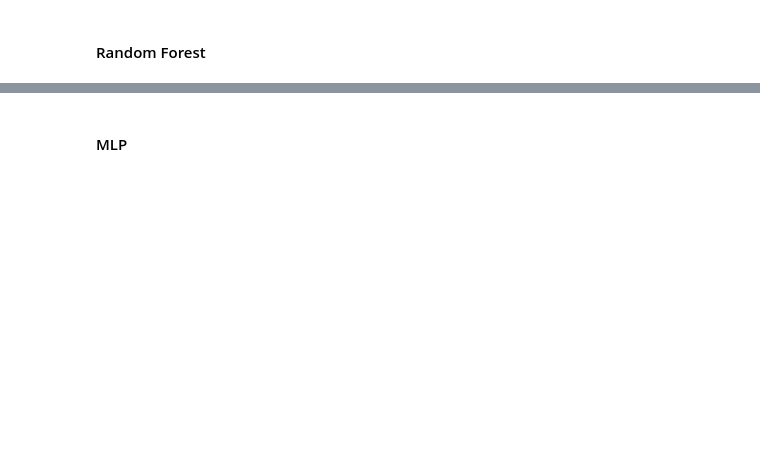
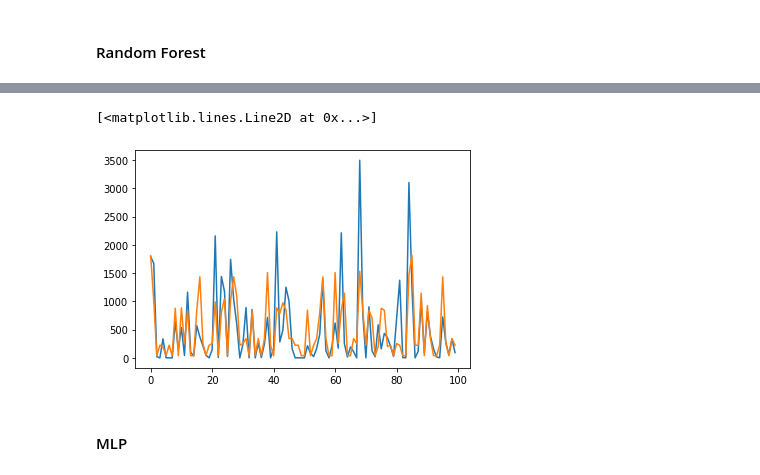
Before and after one commit to YKritet/Decathlon_ML_test, a Jupyter notebook: notebook.ipynb, the cells around one changed output, grey strips where cells are left out. Saved outputs shown, nothing was run; the diff lists cells and outputs as text; code cells hidden in the pictures; blank space fills up the shorter version.

```diff
--- a/notebook.ipynb
+++ b/notebook.ipynb
@@ -499,6 +499,9 @@ KeyboardInterrupt: ignored
 # %%
-plt.plot(y_val)
-plt.plot(rf_reg.predict(X_val))
+plt.plot(y_val[:100])
+plt.plot(rf_reg.predict(X_val)[:100])
+# %% [output]
+[<matplotlib.lines.Line2D at 0x...>]
+[figure, added]
 # %% [markdown]
 #### MLP
 # %%
```
Also changed, not shown: parts of 50 cells of this notebook.
